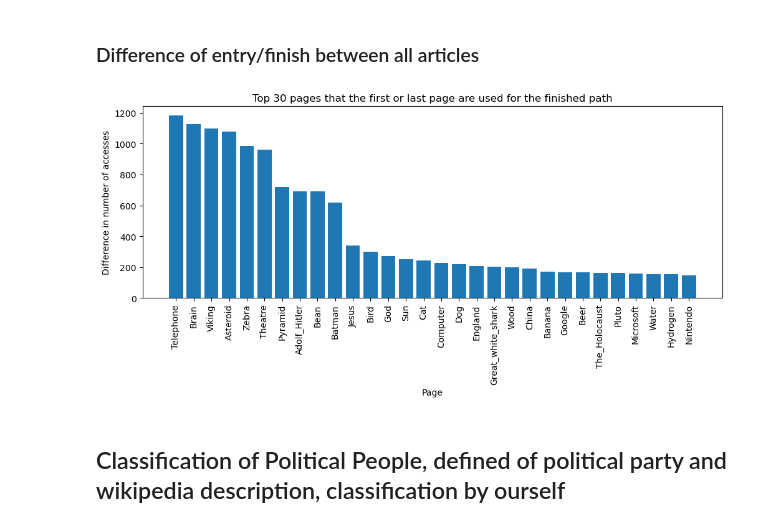
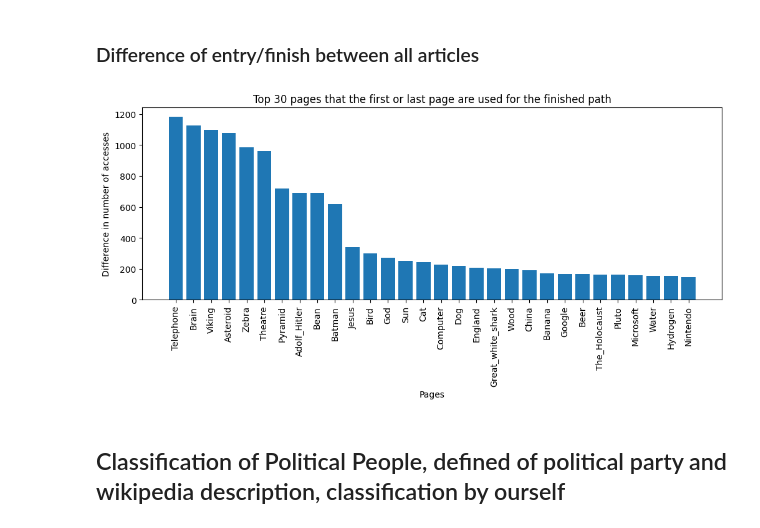
Before and after one commit to epfl-ada/ada-2023-project-miaoumiaou, a Jupyter notebook: Visualisation_wiki.ipynb, the cells around one changed output. Cells and saved outputs as stored; diff of their text form; code cells hidden in the pictures.

```diff
--- a/Visualisation_wiki.ipynb
+++ b/Visualisation_wiki.ipynb
@@ -251,22 +258,22 @@ print(median_diff)
 # %%
 path_diff_dict = {}
 
 #Making a dict that contains the diff in access between the paths and the internal paths
 for key in paths_count:
     if key in internal_paths_count:
         path_diff_dict[key] = paths_count[key] - internal_paths_count[key]
 
 sorted_diff = sorted(path_diff_dict.items(), key=lambda x: abs(x[1]), reverse=True)
 sorted_diff = dict(sorted_diff[0:30])
 plt.figure(figsize=(12, 4))
 plt.bar(sorted_diff.keys(), sorted_diff.values())
-plt.xlabel('Page')
+plt.xlabel('Pages')
 plt.ylabel('Difference in number of accesses')
 plt.xticks(rotation=90)
 plt.title('Top 30 pages that the first or last page are used for the finished path')
 plt.show()
 # %% [output]
-[figure, old version]
+[figure, new version]
 # %% [markdown]
 ## Classification of Political People, defined of political party and wikipedia description, classification by ourself
 # %%
```
Also changed, not shown: parts of 13 cells of this notebook.
